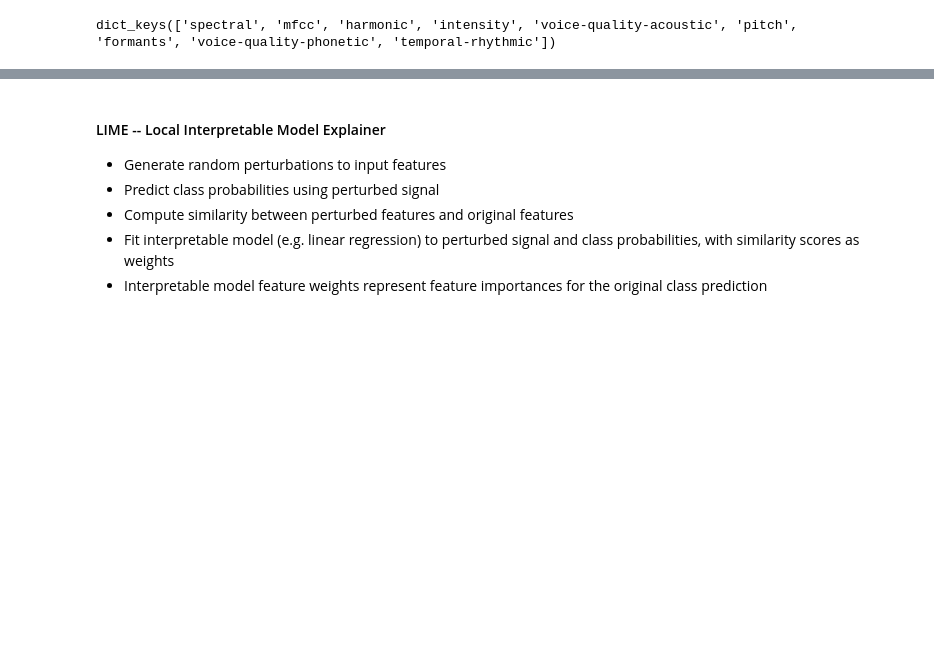
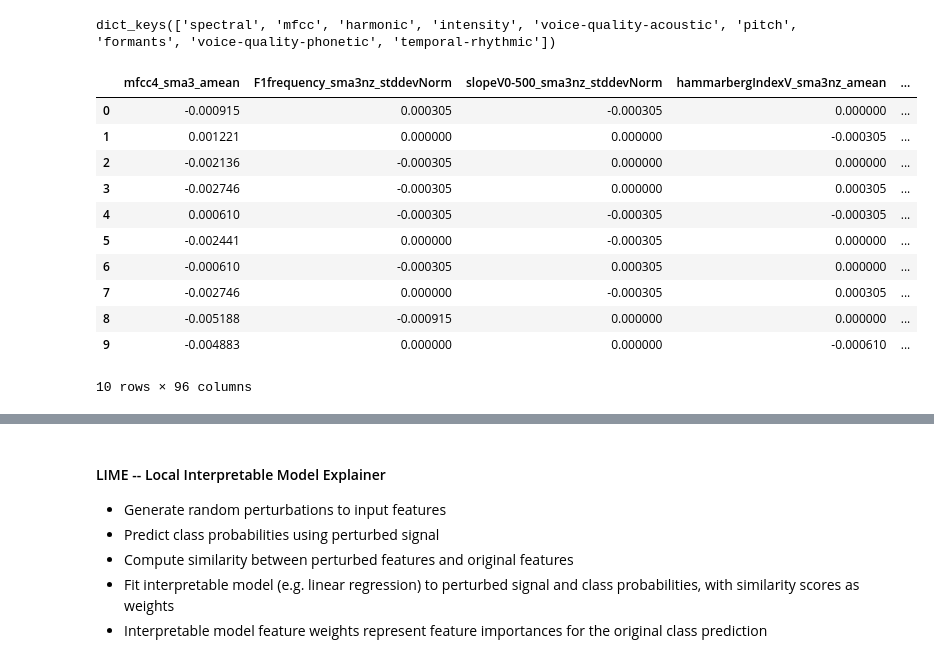
Before and after one commit to zpsheldon/amd-explainability, a Jupyter notebook: random-forest-analysis.ipynb, the cells around one changed output, grey strips where cells are left out. Drawn from its saved outputs; the diff is of its cells as text; code cells hidden in the pictures; blank space fills up the shorter version.

```diff
--- a/random-forest-analysis.ipynb
+++ b/random-forest-analysis.ipynb
@@ -260,6 +260,21 @@ ax.figure.tight_layout()
 category_dict.keys()
 # %% [output]
 dict_keys(['spectral', 'mfcc', 'harmonic', 'intensity', 'voice-quality-acoustic', 'pitch', 'formants', 'voice-quality-phonetic', 'temporal-rhythmic'])
+# %%
+importances
+# %% [output]
+|  | mfcc4_sma3_amean | F1frequency_sma3nz_stddevNorm | slopeV0-500_sma3nz_stddevNorm | hammarbergIndexV_sma3nz_amean | ... |
+| 0 | -0.000915 | 0.000305 | -0.000305 | 0.000000 | ... |
+| 1 | 0.001221 | 0.000000 | 0.000000 | -0.000305 | ... |
+| 2 | -0.002136 | -0.000305 | 0.000000 | 0.000000 | ... |
+| 3 | -0.002746 | -0.000305 | 0.000000 | 0.000305 | ... |
+| 4 | 0.000610 | -0.000305 | -0.000305 | -0.000305 | ... |
+| 5 | -0.002441 | 0.000000 | -0.000305 | 0.000000 | ... |
+| 6 | -0.000610 | -0.000305 | 0.000305 | 0.000000 | ... |
+| 7 | -0.002746 | 0.000000 | -0.000305 | 0.000305 | ... |
+| 8 | -0.005188 | -0.000915 | 0.000000 | 0.000000 | ... |
+| 9 | -0.004883 | 0.000000 | 0.000000 | -0.000610 | ... |
+10 rows × 96 columns
 # %%
 labels = [f"[{feature_cat_dict.get(lab)}]_"+lab for lab in importances.columns]
 feature_cmap = {
```
Also changed, not shown: parts of 7 cells of this notebook, 1 other file.
